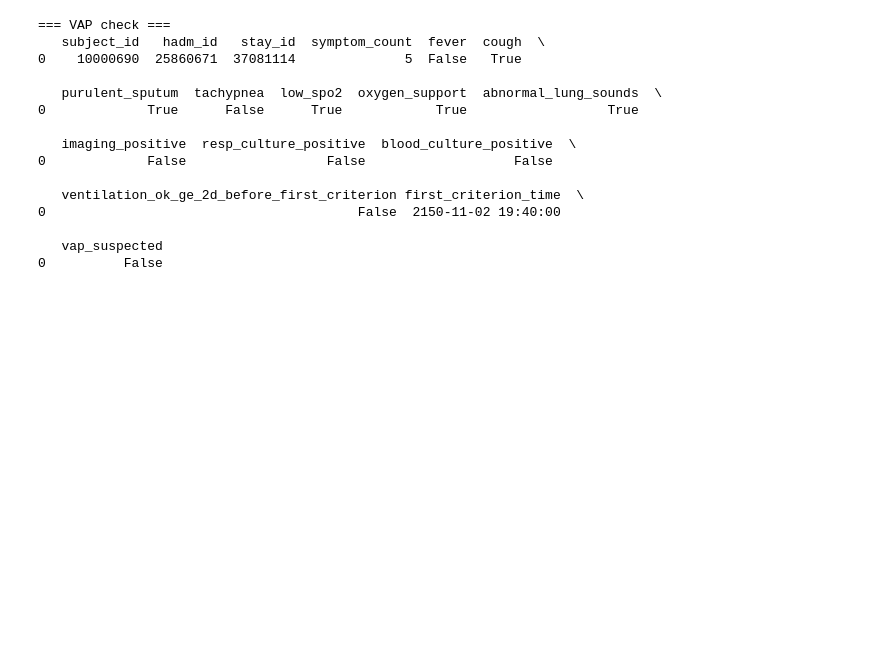
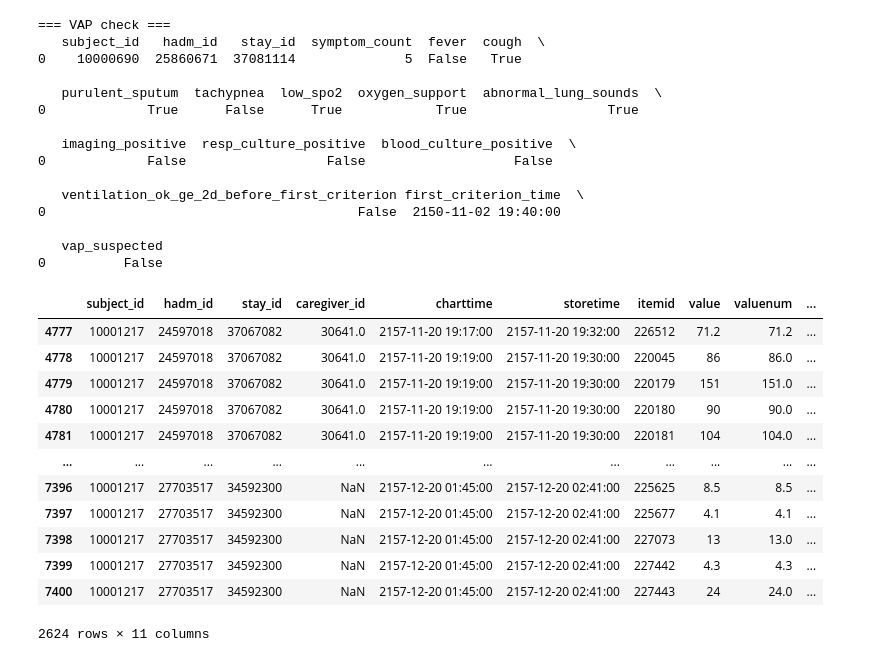
Before and after one commit to Luf123B57t/B-ch-Mai, a Jupyter notebook: data.ipynb, the cells around one changed output. Saved outputs shown, nothing was run; the diff lists cells and outputs as text; code cells hidden in the pictures; blank space fills up the shorter version.

```diff
--- a/data.ipynb
+++ b/data.ipynb
@@ -1176,3 +1171,19 @@ vap_result = check_vap_subject(10000690)
 
    vap_suspected
 0          False
+# %%
+chartevent[chartevent['subject_id'] == 10001217]
+# %% [output]
+|  | subject_id | hadm_id | stay_id | caregiver_id | charttime | storetime | itemid | value | valuenum | ... |
+| 4777 | 10001217 | 24597018 | 37067082 | 30641.0 | 2157-11-20 19:17:00 | 2157-11-20 19:32:00 | 226512 | 71.2 | 71.2 | ... |
+| 4778 | 10001217 | 24597018 | 37067082 | 30641.0 | 2157-11-20 19:19:00 | 2157-11-20 19:30:00 | 220045 | 86 | 86.0 | ... |
+| 4779 | 10001217 | 24597018 | 37067082 | 30641.0 | 2157-11-20 19:19:00 | 2157-11-20 19:30:00 | 220179 | 151 | 151.0 | ... |
+| 4780 | 10001217 | 24597018 | 37067082 | 30641.0 | 2157-11-20 19:19:00 | 2157-11-20 19:30:00 | 220180 | 90 | 90.0 | ... |
+| 4781 | 10001217 | 24597018 | 37067082 | 30641.0 | 2157-11-20 19:19:00 | 2157-11-20 19:30:00 | 220181 | 104 | 104.0 | ... |
+| ... | ... | ... | ... | ... | ... | ... | ... | ... | ... | ... |
+| 7396 | 10001217 | 27703517 | 34592300 | NaN | 2157-12-20 01:45:00 | 2157-12-20 02:41:00 | 225625 | 8.5 | 8.5 | ... |
+| 7397 | 10001217 | 27703517 | 34592300 | NaN | 2157-12-20 01:45:00 | 2157-12-20 02:41:00 | 225677 | 4.1 | 4.1 | ... |
+| 7398 | 10001217 | 27703517 | 34592300 | NaN | 2157-12-20 01:45:00 | 2157-12-20 02:41:00 | 227073 | 13 | 13.0 | ... |
+| 7399 | 10001217 | 27703517 | 34592300 | NaN | 2157-12-20 01:45:00 | 2157-12-20 02:41:00 | 227442 | 4.3 | 4.3 | ... |
+| 7400 | 10001217 | 27703517 | 34592300 | NaN | 2157-12-20 01:45:00 | 2157-12-20 02:41:00 | 227443 | 24 | 24.0 | ... |
+2624 rows × 11 columns
```
Also changed, not shown: parts of 5 cells of this notebook.
